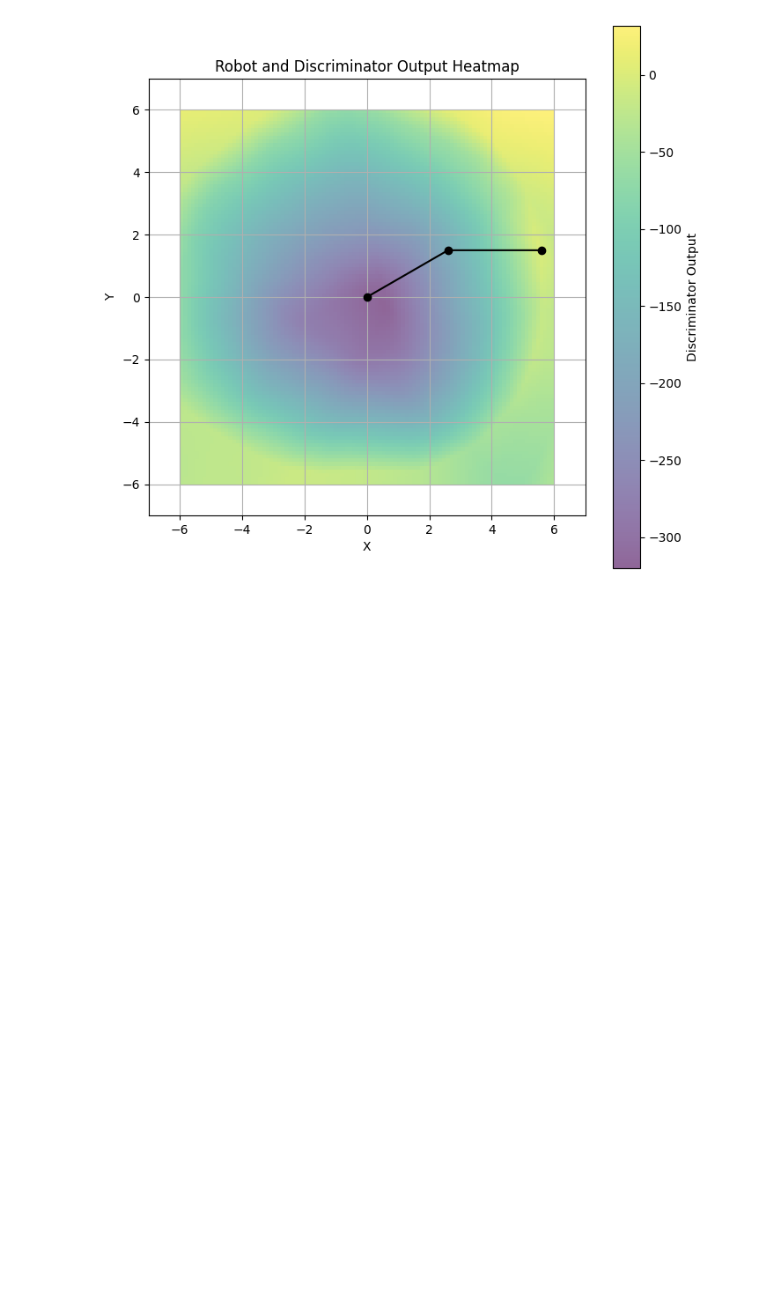
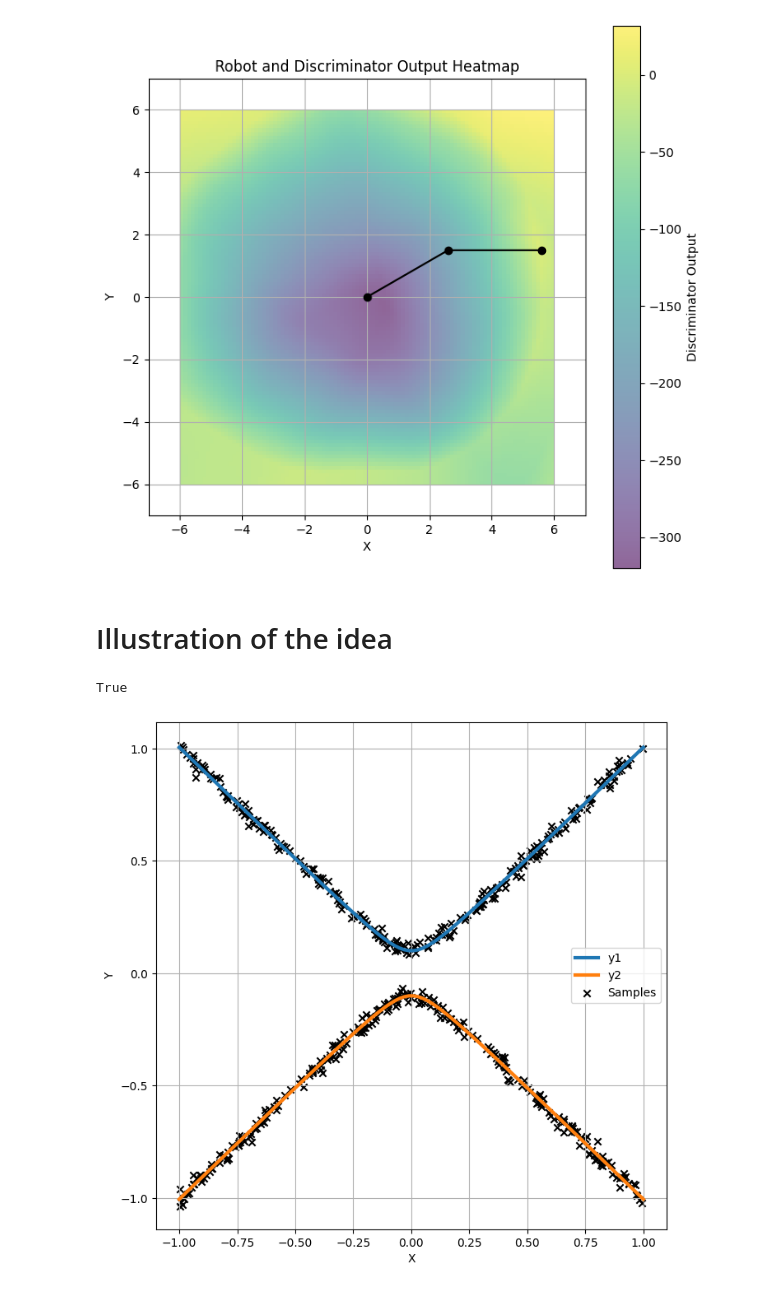
Before and after one commit to zipping-suger/MultiModLearn, a Jupyter notebook: note.ipynb, the cells around one changed output. Drawn from its saved outputs; the diff is of its cells as text; code cells hidden in the pictures; blank space fills up the shorter version.

Commit message:
visualization stuff

```diff
--- a/note.ipynb
+++ b/note.ipynb
@@ -100,3 +100,68 @@ plot_robot_and_heatmap(robot, discriminator, conjugate_angles)
 [figure]
 (np.float64(0.5235987755982985), np.float64(-0.523598775598298))
 [figure]
+# %% [markdown]
+# Illustration of the idea
+# %%
+# utility
+import numpy as np
+import matplotlib.pyplot as plt
+
+# Define a decorator that randomly selects one of the multi-valued outputs
+def rand_mod(y_func):
+    def wrapper(x, *args, **kwargs):
+        y_values = y_func(x, *args, **kwargs)
+        y_rand = np.random.choice(y_values)
+        return y_rand + 0.02 * np.random.randn(*y_rand.shape)
+    return wrapper
+# %%
+# Multi-valude function of x -> y1, y2, y3 ...
+def y_circle(x, r = 1):
+    y1 = np.sqrt(r - x**2)
+    y2 = -np.sqrt(r - x**2)
+    return y1, y2
+
+def y_line(x, m = 1):
+    return m * x, 0, -m * x
+
+def y_hyperbola(x, a = 0.1, b = 1):
+    y1 = np.sqrt(a**2 + b**2 * x**2)
+    y2 = -np.sqrt(a**2 + b**2 * x**2)
+    return y1, y2
+
+y_multi = y_hyperbola
+
+# Apply the rand_mod function to y_circle
+y_multi_rand = rand_mod(y_multi)
+
+# Create a dataset of (x, y) pairs
+num_samples = 500
+x = np.random.uniform(-1, 1, num_samples)
+y = np.array([y_multi_rand(x_i) for x_i in x])
+
+# # If we want not conflicting data
+# num_samples = 500
+# x = np.random.uniform(-1, 1, num_samples)
+# y = np.array([y_multi(x_i)[0] for x_i in x])
+
+print(x.shape == y.shape)
+
+# Plot the function and the samples
+x_vals = np.linspace(-1, 1, 100)
+y_vals = [y_multi(x_i) for x_i in x_vals]
+y_vals_transposed = list(zip(*y_vals))
+
+plt.figure(figsize=(8, 8))
+for i, y_val in enumerate(y_vals_transposed):
+    plt.plot(x_vals, y_val, label=f'y{i+1}', linewidth=3)
+
+# plt.hist2d(x, y, bins=50, cmap='viridis', alpha=0.5)
+plt.scatter(x, y, marker='x', color='black', label='Samples')
+plt.xlabel('X')
+plt.ylabel('Y')
+plt.grid()
+plt.legend()
+plt.show()
+# %% [output]
+True
+[figure, added]
```
Also changed, not shown: parts of 11 cells of this notebook, 2 other files.
